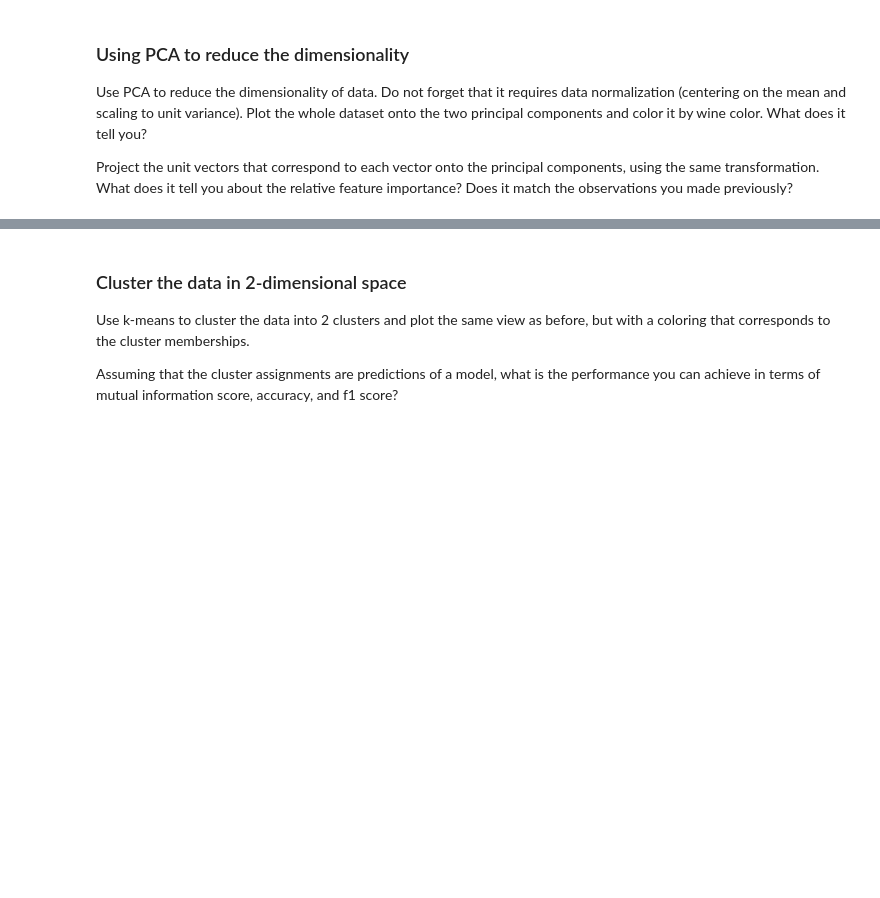
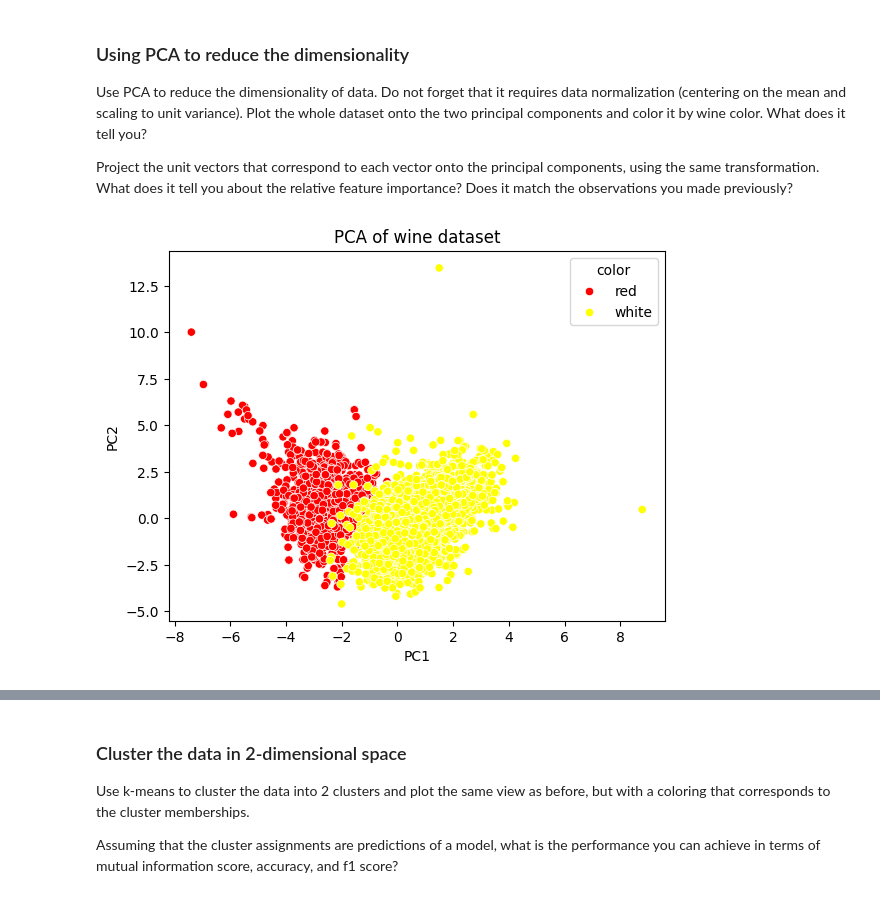
Before and after one commit to hei-isc-ml-stud/w4-isc-ml-imfeldd, a Jupyter notebook: week4-assignment.ipynb, the cells around one changed output, grey strips where cells are left out. Cells and saved outputs as stored; diff of their text form; code cells hidden in the pictures; blank space fills up the shorter version.

```diff
--- a/week4-assignment.ipynb
+++ b/week4-assignment.ipynb
@@ -252,0 +270,18 @@ Project the unit vectors that correspond to each vector onto the principal compo
+# %%
+from sklearn.decomposition import PCA
+from sklearn.preprocessing import StandardScaler
+
+scaler = StandardScaler()
+X_scaled = scaler.fit_transform(X[numerical_features])
+
+pca = PCA(n_components=2)
+X_pca = pca.fit_transform(X_scaled)
+
+palette = {"red": "red", "white": "yellow"}
+sns.scatterplot(x=X_pca[:, 0], y=X_pca[:, 1], palette=palette, hue=X["color"])
+plt.xlabel("PC1")
+plt.ylabel("PC2")
+plt.title("PCA of wine dataset")
+plt.show()
+# %% [output]
+[figure, added]
```
Also changed, not shown: parts of 17 cells of this notebook, 2 other files.
